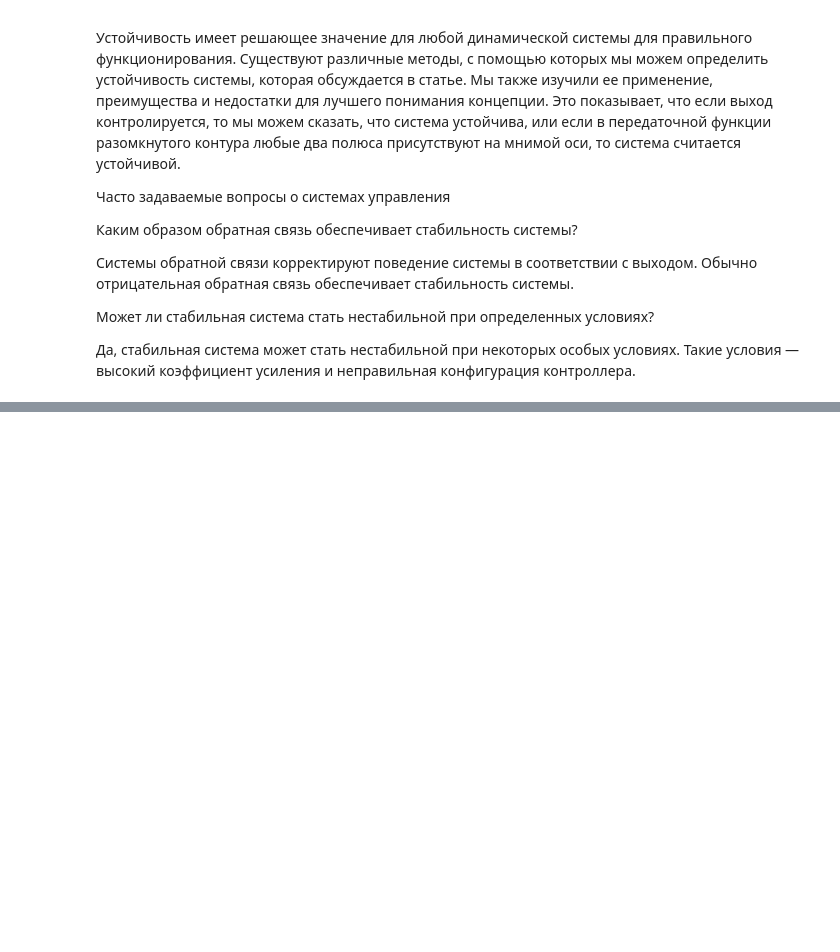
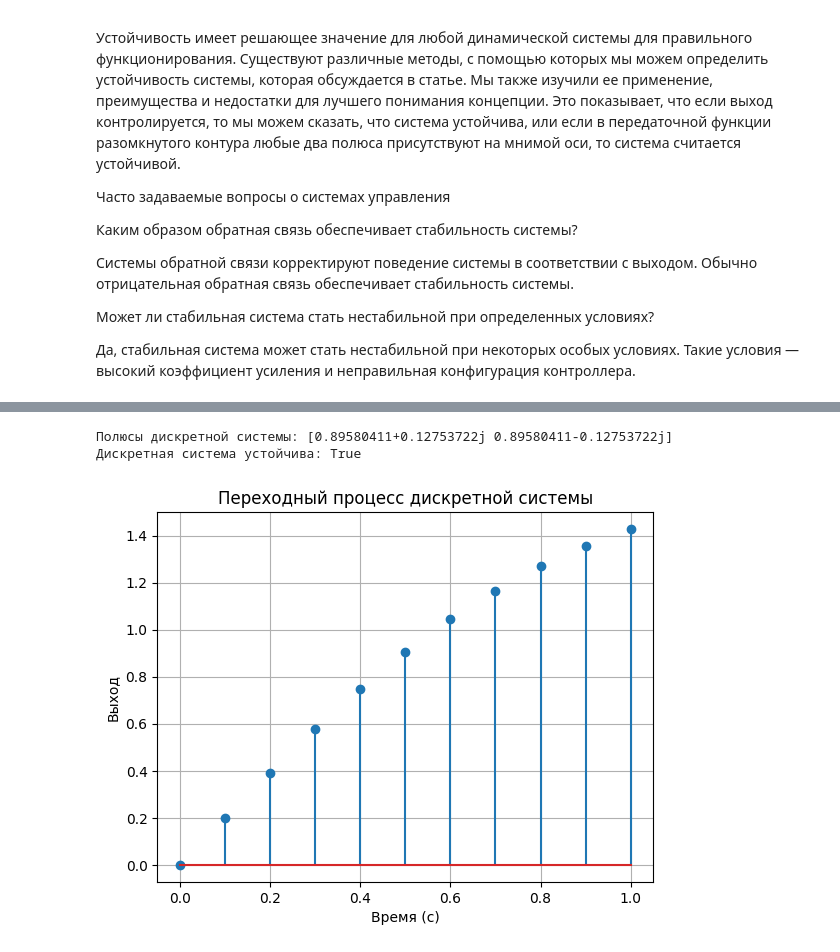
Before and after one commit to vn322/RUDN_Lab_Works, a Jupyter notebook: Гурвиц.ipynb, the cells around one changed output, grey strips where cells are left out. Cells and saved outputs as stored; diff of their text form; code cells hidden in the pictures; blank space fills up the shorter version.

```diff
--- a/Гурвиц.ipynb
+++ b/Гурвиц.ipynb
@@ -346,0 +514,25 @@ W gc  — это значение при 0 дБ, тогда как W pc  — э
+# %%
+import control as ctrl
+
+# Преобразование дискретной передаточной функции в состояние
+Gd_ss = ctrl.ss(sd)
+
+# Оценка устойчивости дискретной системы
+poles_d = np.linalg.eigvals(sd.A)
+print("Полюсы дискретной системы:", poles_d)
+print("Дискретная система устойчива:", np.all(np.abs(poles_d) < 1))
+
+# Переходный процесс дискретной системы
+T = np.arange(0, 1 + 0.1, 0.1)
+_, yout = ctrl.forced_response(sd, T, np.ones_like(T))
+plt.figure()
+plt.stem(T, yout)
+plt.title('Переходный процесс дискретной системы')
+plt.xlabel('Время (с)')
+plt.ylabel('Выход')
+plt.grid()
+plt.show()
+# %% [output]
+Полюсы дискретной системы: [0.89580411+0.12753722j 0.89580411-0.12753722j]
+Дискретная система устойчива: True
+[figure, added]
```
Also changed, not shown: parts of 13 cells of this notebook.
